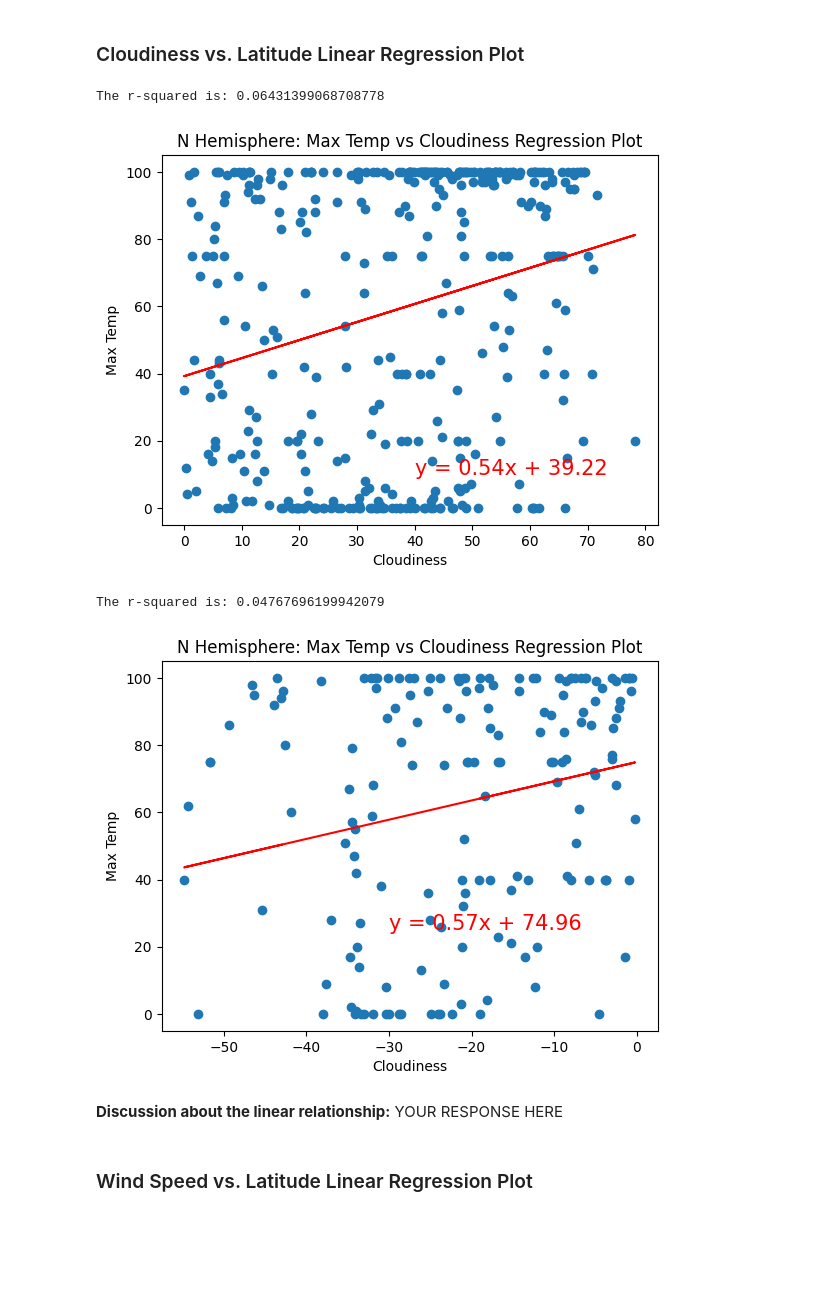
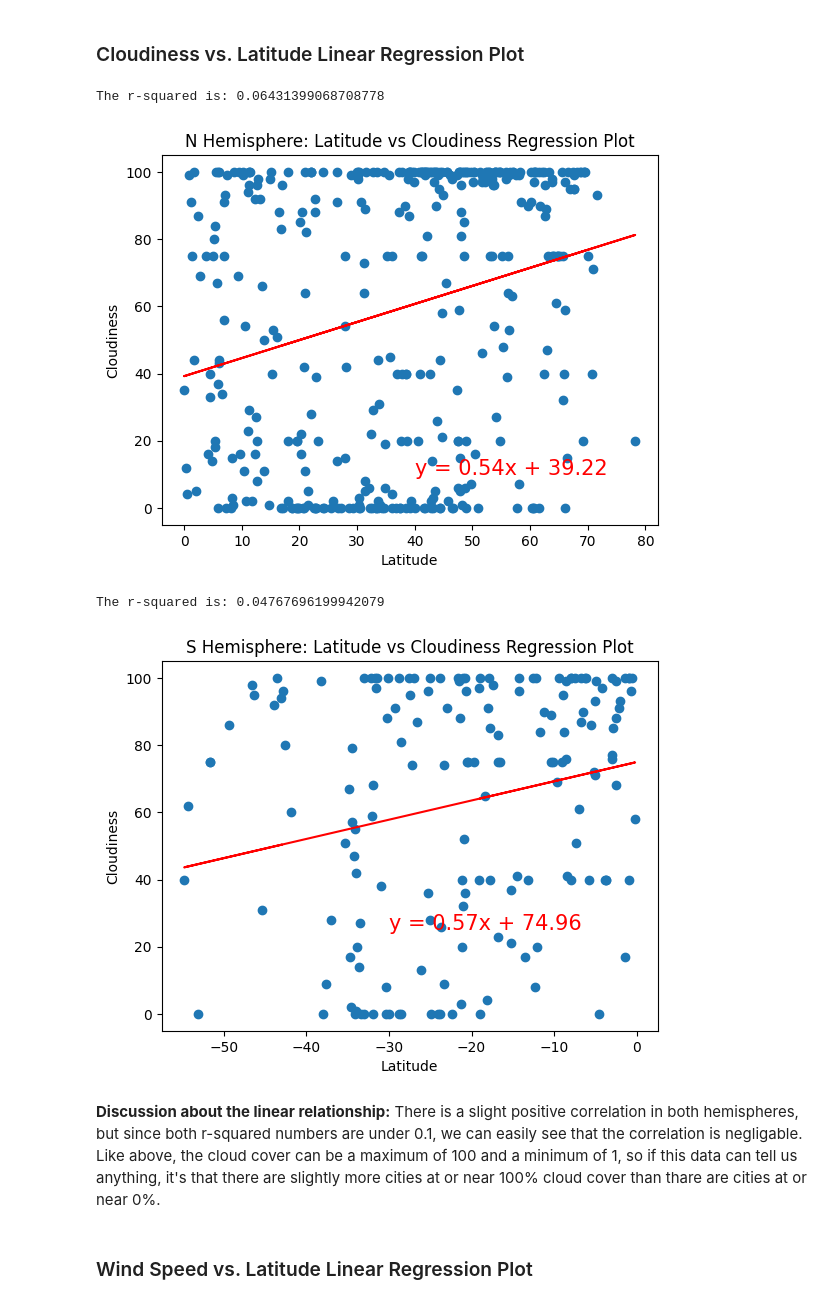
Before and after one commit to Ray-Marshal/python-api-challenge, a Jupyter notebook: Starter_Code/starter_code/Final_WeatherPy.ipynb, the cells around one changed output. Drawn from its saved outputs; the diff is of its cells as text; code cells hidden in the pictures; blank space fills up the shorter version.

Commit message:
Weather Data Analysis Completed

```diff
--- a/Starter_Code/starter_code/Final_WeatherPy.ipynb
+++ b/Starter_Code/starter_code/Final_WeatherPy.ipynb
@@ -375,29 +377,30 @@ The r-squared is: 0.036103022899765864
 # %%
 # Northern Hemisphere
 regression_plot(northern_hemi_df["Lat"],
                 northern_hemi_df["Cloudiness"],
-                "N Hemisphere: Max Temp vs Cloudiness Regression Plot",
+                "N Hemisphere: Latitude vs Cloudiness Regression Plot",
+                "Latitude",
                 "Cloudiness",
-                "Max Temp",
                 (50, 60),
                 (40, 10))
 # %% [output]
 The r-squared is: 0.06431399068708778
-[figure, old version]
+[figure, new version]
 # %%
 # Southern Hemisphere
 regression_plot(southern_hemi_df["Lat"],
                 southern_hemi_df["Cloudiness"],
-                "S Hemisphere: Max Temp vs Cloudiness Regression Plot",
+                "S Hemisphere: Latitude vs Cloudiness Regression Plot",
+                "Latitude",
                 "Cloudiness",
-                "Max Temp",
                 (-10, 60),
                 (-30, 25))
 # %% [output]
 The r-squared is: 0.04767696199942079
-[figure, old version]
+[figure, new version]
-# %% [markdown]
-**Discussion about the linear relationship:** YOUR RESPONSE HERE
+# %% [markdown]
+**Discussion about the linear relationship:**
+There is a slight positive correlation in both hemispheres, but since both r-squared numbers are under 0.1, we can easily see that the correlation is negligable. Like above, the cloud cover can be a maximum of 100 and a minimum of 1, so if this data can tell us anything, it's that there are slightly more cities at or near 100% cloud cover than thare are cities at or near 0%.
 # %% [markdown]
 ### Wind Speed vs. Latitude Linear Regression Plot
 # %%
```
Also changed, not shown: parts of 10 cells of this notebook.
